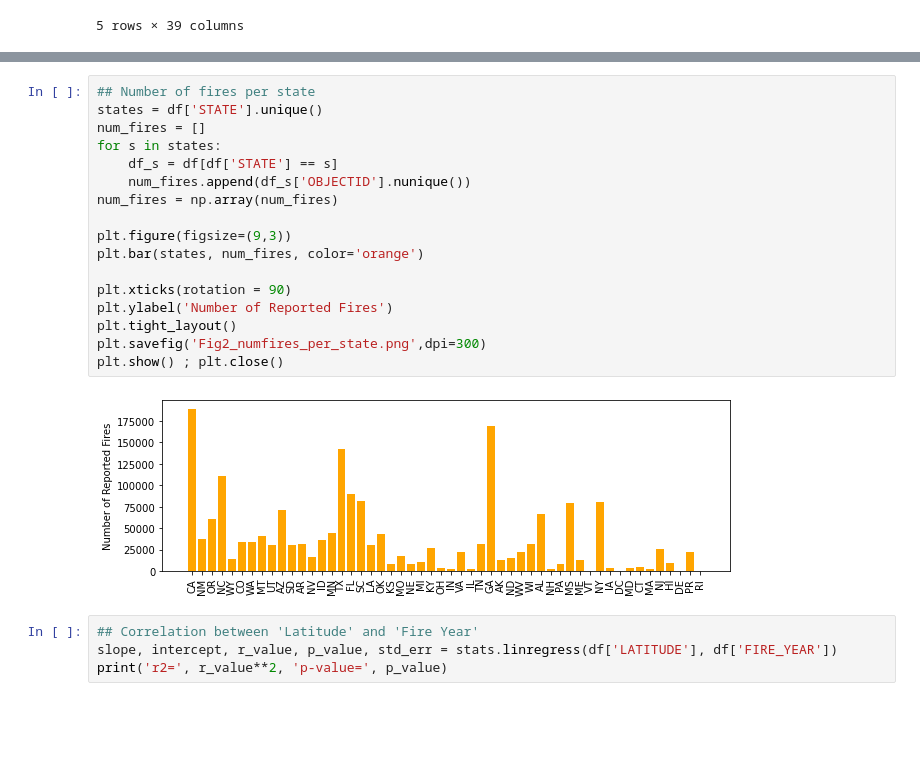
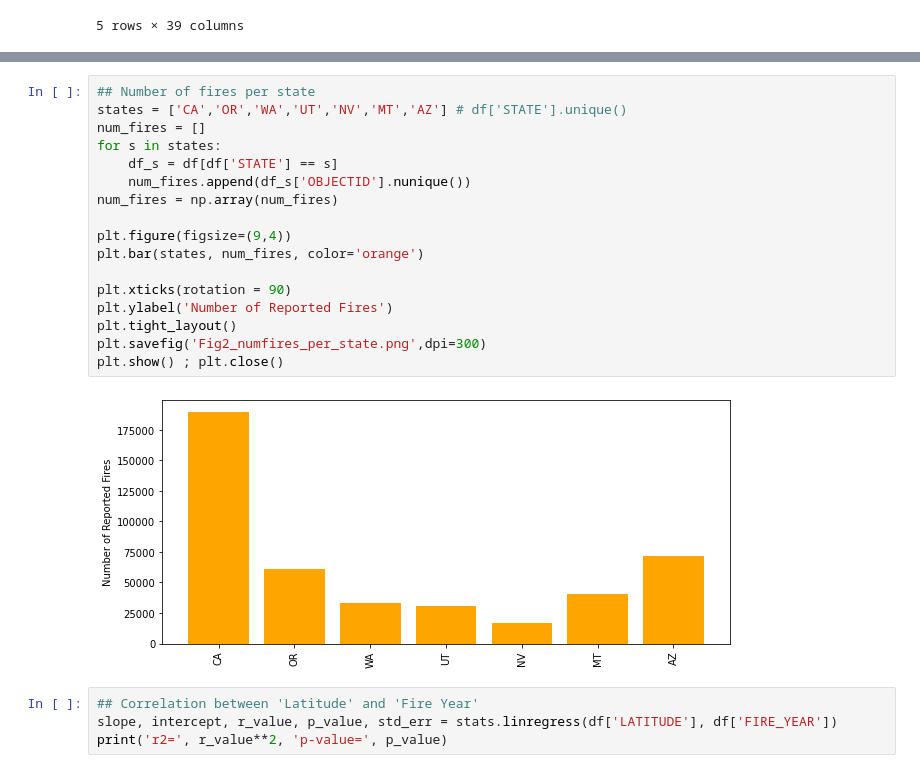
Before and after one commit to cfinkenbiner/US_Wildfires, a Jupyter notebook: Capstone_Proposal.ipynb, the cells around one changed output, grey strips where cells are left out. Cells and saved outputs as stored; diff of their text form; blank space fills up the shorter version.

```diff
--- a/Capstone_Proposal.ipynb
+++ b/Capstone_Proposal.ipynb
@@ -50,22 +50,22 @@ plt.show() ; plt.close()
 # %%
 ## Number of fires per state
-states = df['STATE'].unique()
+states = ['CA','OR','WA','UT','NV','MT','AZ'] # df['STATE'].unique()
 num_fires = []
 for s in states:
     df_s = df[df['STATE'] == s]
     num_fires.append(df_s['OBJECTID'].nunique())
 num_fires = np.array(num_fires)
 
-plt.figure(figsize=(9,3))
+plt.figure(figsize=(9,4))
 plt.bar(states, num_fires, color='orange')
 
 plt.xticks(rotation = 90)
 plt.ylabel('Number of Reported Fires')
 plt.tight_layout()
 plt.savefig('Fig2_numfires_per_state.png',dpi=300)
 plt.show() ; plt.close()
 # %% [output]
-[figure, old version]
+[figure, new version]
 # %%
 ## Correlation between 'Latitude' and 'Fire Year'
 slope, intercept, r_value, p_value, std_err = stats.linregress(df['LATITUDE'], df['FIRE_YEAR'])
```
Also changed, not shown: parts of 3 cells of this notebook, 3 other files.
